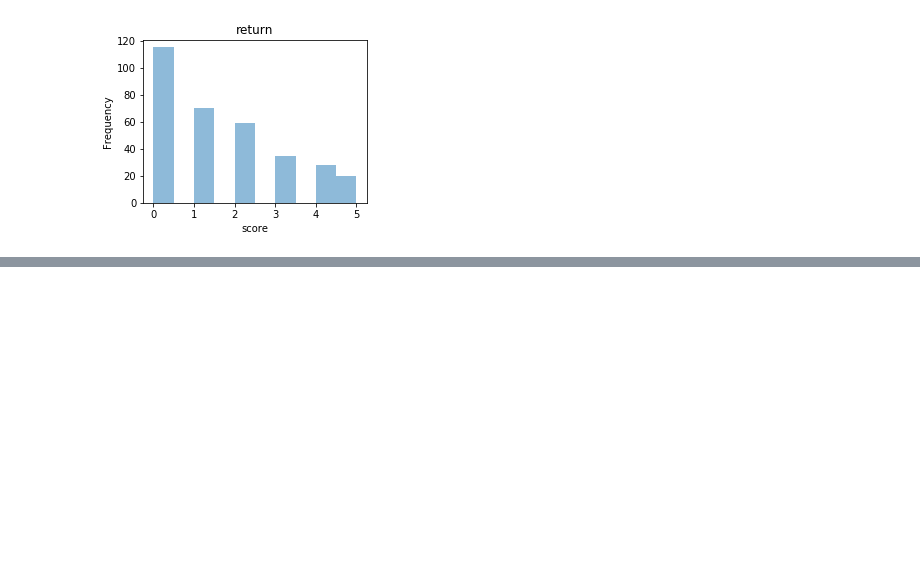
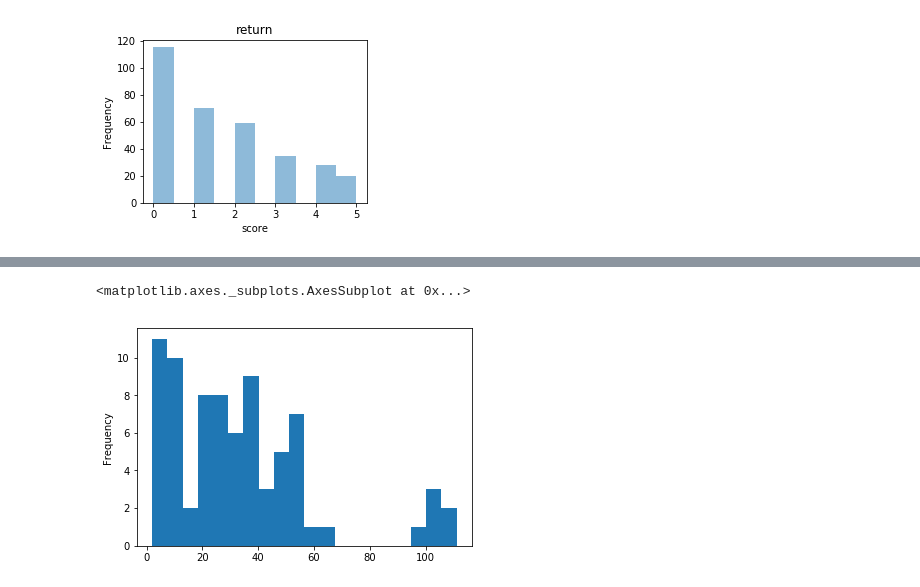
Before and after one commit to MollyZhang/Reinforcement_learning_NLP, a Jupyter notebook: molly/data_explore.ipynb, the cells around one changed output, grey strips where cells are left out. Saved outputs shown, nothing was run; the diff lists cells and outputs as text; code cells hidden in the pictures; blank space fills up the shorter version.

```diff
--- a/molly/data_explore.ipynb
+++ b/molly/data_explore.ipynb
@@ -95,0 +96,6 @@ df_count[df_count["Count"]!=0]
+# %%
+non_zero_df_count = df_count[df_count["Count"]!=0].copy()
+non_zero_df_count.Count.plot(kind="hist", bins=20)
+# %% [output]
+<matplotlib.axes._subplots.AxesSubplot at 0x...>
+[figure, added]
```
Also changed, not shown: parts of 4 cells of this notebook, 2 other files.
